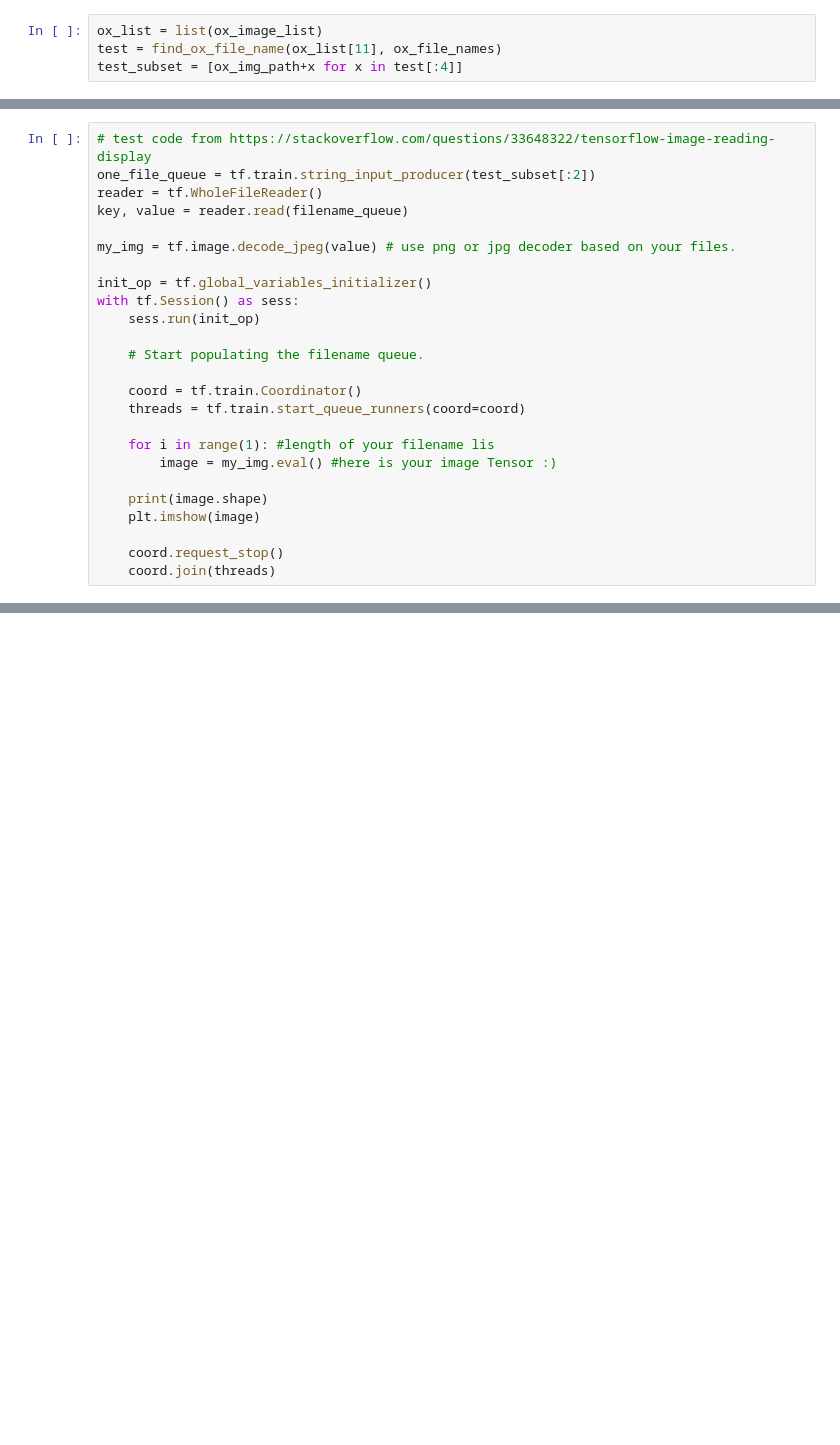
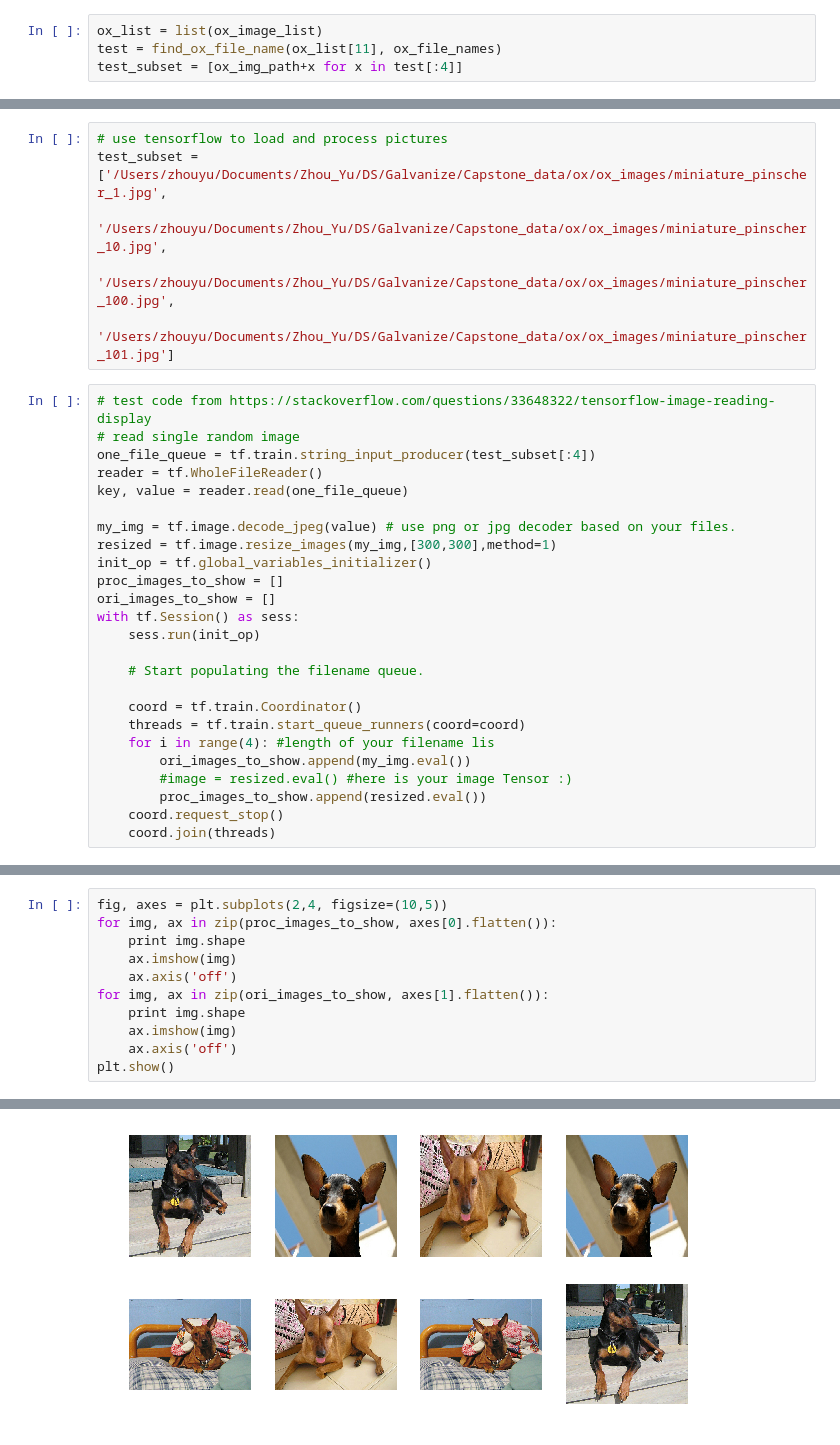
Before and after one commit to sadahanu/Capstone, a Jupyter notebook: EDA/raw_data_eda.ipynb, the cells around one changed output, grey strips where cells are left out. Cells and saved outputs as stored; diff of their text form; blank space fills up the shorter version.

```diff
--- a/EDA/raw_data_eda.ipynb
+++ b/EDA/raw_data_eda.ipynb
@@ -303,12 +309,21 @@ test_subset = [ox_img_path+x for x in test[:4]]
+# %%
+# use tensorflow to load and process pictures
+test_subset = ['/Users/zhouyu/Documents/Zhou_Yu/DS/Galvanize/Capstone_data/ox/ox_images/miniature_pinscher_1.jpg',
+               '/Users/zhouyu/Documents/Zhou_Yu/DS/Galvanize/Capstone_data/ox/ox_images/miniature_pinscher_10.jpg',
+               '/Users/zhouyu/Documents/Zhou_Yu/DS/Galvanize/Capstone_data/ox/ox_images/miniature_pinscher_100.jpg',
+               '/Users/zhouyu/Documents/Zhou_Yu/DS/Galvanize/Capstone_data/ox/ox_images/miniature_pinscher_101.jpg']
 # %%
 # test code from https://stackoverflow.com/questions/33648322/tensorflow-image-reading-display
-one_file_queue = tf.train.string_input_producer(test_subset[:2])
+# read single random image
+one_file_queue = tf.train.string_input_producer(test_subset[:4])
 reader = tf.WholeFileReader()
-key, value = reader.read(filename_queue)
+key, value = reader.read(one_file_queue)
 
 my_img = tf.image.decode_jpeg(value) # use png or jpg decoder based on your files.
-
+resized = tf.image.resize_images(my_img,[300,300],method=1)
 init_op = tf.global_variables_initializer()
+proc_images_to_show = []
+ori_images_to_show = []
 with tf.Session() as sess:
     sess.run(init_op)
 
@@ -316,12 +331,9 @@ with tf.Session() as sess:
 
     coord = tf.train.Coordinator()
     threads = tf.train.start_queue_runners(coord=coord)
-
-    for i in range(1): #length of your filename lis
-        image = my_img.eval() #here is your image Tensor :)
-
-    print(image.shape)
-    plt.imshow(image)
-
+    for i in range(4): #length of your filename lis
+        ori_images_to_show.append(my_img.eval())
+        #image = resized.eval() #here is your image Tensor :)
+        proc_images_to_show.append(resized.eval())
     coord.request_stop()
     coord.join(threads)
@@ -345,0 +340,12 @@ with tf.Session() as sess:
+# %%
+fig, axes = plt.subplots(2,4, figsize=(10,5))
+for img, ax in zip(proc_images_to_show, axes[0].flatten()):
+    print img.shape
+    ax.imshow(img)
+    ax.axis('off')
+for img, ax in zip(ori_images_to_show, axes[1].flatten()):
+    print img.shape
+    ax.imshow(img)
+    ax.axis('off')
+plt.show()
+# %% [output]
@@ -345,0 +360 @@ with tf.Session() as sess:
+[figure, added]
```
Also changed, not shown: parts of 10 cells of this notebook.
